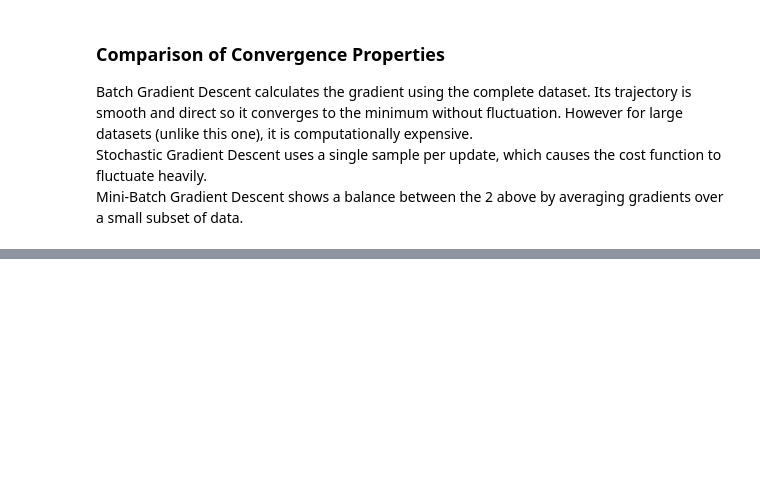
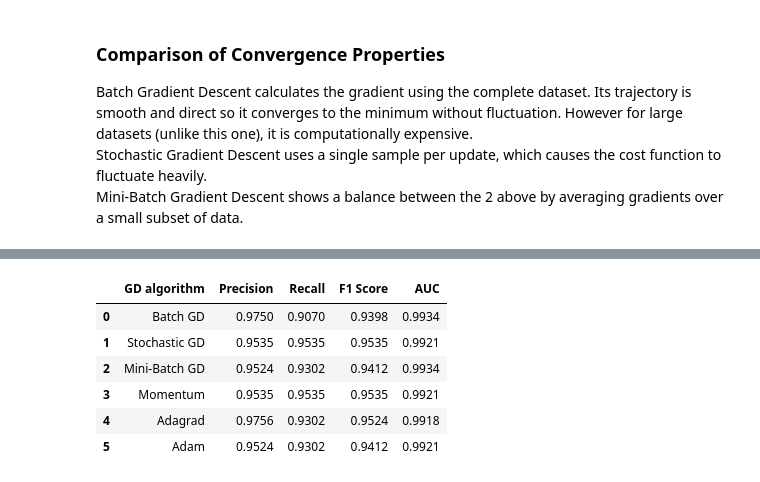
Before and after one commit to Youssef-Chip/ml_applications, a Jupyter notebook: hw1.ipynb, the cells around one changed output, grey strips where cells are left out. Saved outputs shown, nothing was run; the diff lists cells and outputs as text; code cells hidden in the pictures; blank space fills up the shorter version.

```diff
--- a/hw1.ipynb
+++ b/hw1.ipynb
@@ -557,0 +774,27 @@ Mini-Batch Gradient Descent shows a balance between the 2 above by averaging gra
+# %%
+results = []
+
+models_to_test = [
+    (w_batch, "Batch GD"),
+    (w_sgd, "Stochastic GD"),
+    (w_mini, "Mini-Batch GD"),
+    (w_mom, "Momentum"),
+    (w_ada, "Adagrad"),
+    (w_adam, "Adam")
+]
+
+for weights, name in models_to_test:
+    metrics = evaluate_model(weights, X_test, y_test, name)
+    results.append(metrics)
+
+results_df = pd.DataFrame(results).round(4)
+# %%
+results_df
+# %% [output]
+|  | GD algorithm | Precision | Recall | F1 Score | AUC |
+| 0 | Batch GD | 0.9750 | 0.9070 | 0.9398 | 0.9934 |
+| 1 | Stochastic GD | 0.9535 | 0.9535 | 0.9535 | 0.9921 |
+| 2 | Mini-Batch GD | 0.9524 | 0.9302 | 0.9412 | 0.9934 |
+| 3 | Momentum | 0.9535 | 0.9535 | 0.9535 | 0.9921 |
+| 4 | Adagrad | 0.9756 | 0.9302 | 0.9524 | 0.9918 |
+| 5 | Adam | 0.9524 | 0.9302 | 0.9412 | 0.9921 |
```
Also changed, not shown: parts of 26 cells of this notebook.
